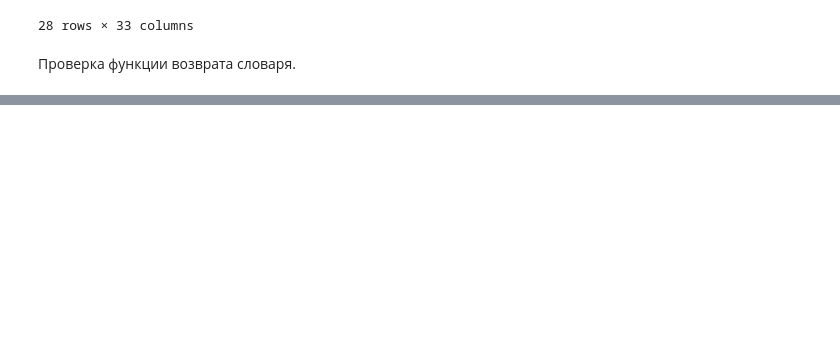
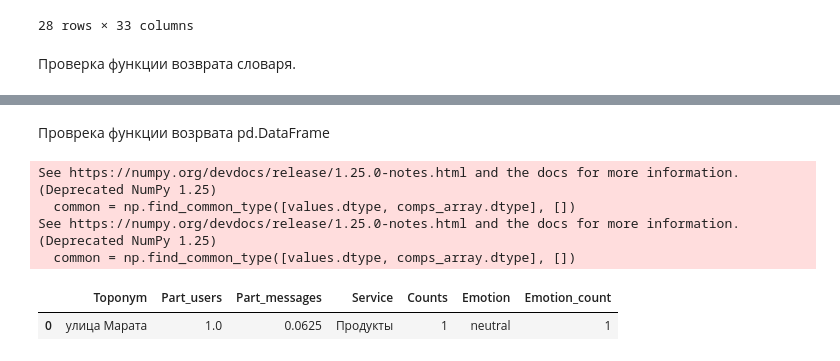
Before and after one commit to Sandrro/sloyka, a Jupyter notebook: examples/regional_activity_example.ipynb, the cells around one changed output, grey strips where cells are left out. Saved outputs shown, nothing was run; the diff lists cells and outputs as text; code cells hidden in the pictures; blank space fills up the shorter version.

```diff
--- a/examples/regional_activity_example.ipynb
+++ b/examples/regional_activity_example.ipynb
@@ -98,0 +111,11 @@ UnboundLocalError: cannot access local variable 'unique_services' where it is no
+# %% [markdown]
+Проврека функции возрвата pd.DataFrame
+# %%
+ra.get_risks(to_df=True)
+# %% [output]
+See https://numpy.org/devdocs/release/1.25.0-notes.html and the docs for more information.  (Deprecated NumPy 1.25)
+  common = np.find_common_type([values.dtype, comps_array.dtype], [])
+See https://numpy.org/devdocs/release/1.25.0-notes.html and the docs for more information.  (Deprecated NumPy 1.25)
+  common = np.find_common_type([values.dtype, comps_array.dtype], [])
+|  | Toponym | Part_users | Part_messages | Service | Counts | Emotion | Emotion_count |
+| 0 | улица Марата | 1.0 | 0.0625 | Продукты | 1 | neutral | 1 |
```
Also changed, not shown: parts of 3 cells of this notebook, 1 other file.
